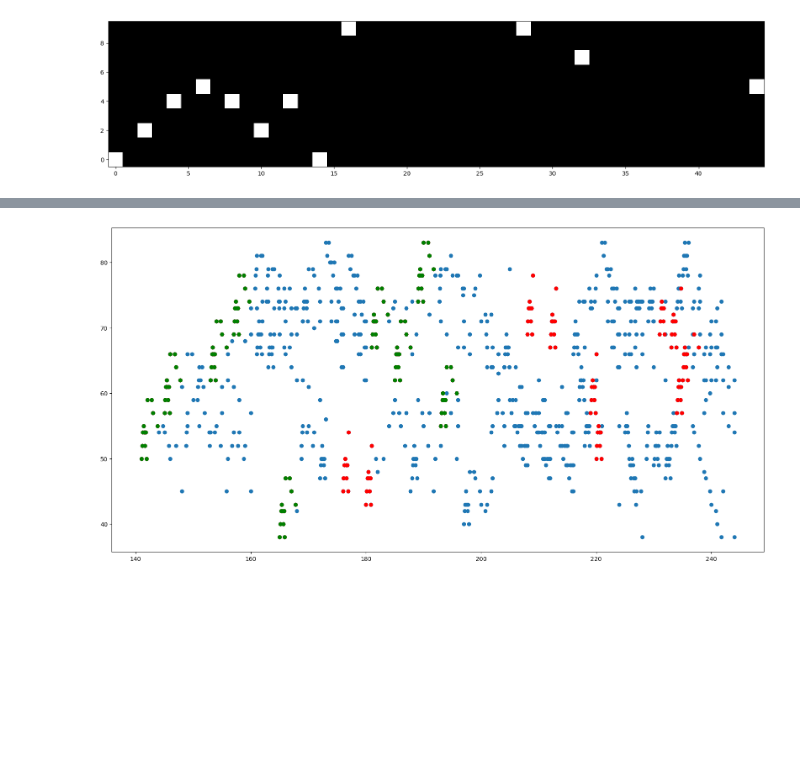
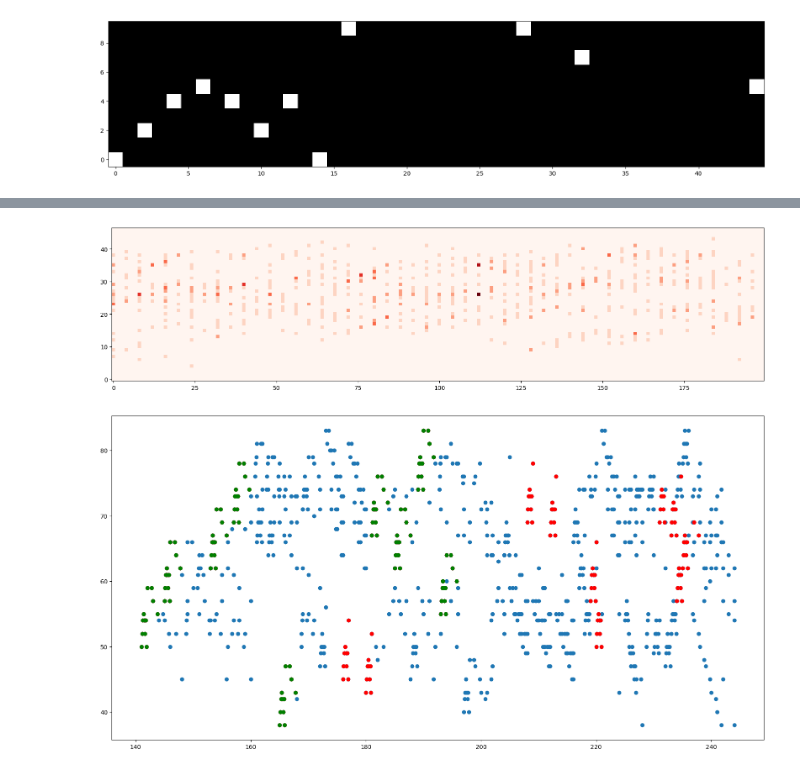
Before and after one commit to FRANCHI-Charles/MIDI-pattern-detection, a Jupyter notebook: bachtest.ipynb, the cells around one changed output, grey strips where cells are left out. Drawn from its saved outputs; the diff is of its cells as text; code cells hidden in the pictures; blank space fills up the shorter version.

```diff
--- a/bachtest.ipynb
+++ b/bachtest.ipynb
@@ -85,3 +85,8 @@ plot_correlation(map[:200])
+# %%
+shifted_map = middlepoints_to_onsets(map, subject_image)
+plot_correlation(shifted_map[400:600])
+# %% [output]
+[figure, added]
 # %%
 new_patterns = my_dilatation(map>=0.6, subject_image).squeeze((0, 1)) * fugua_image
 
```
Also changed, not shown: parts of 5 cells of this notebook, 12 other files.
